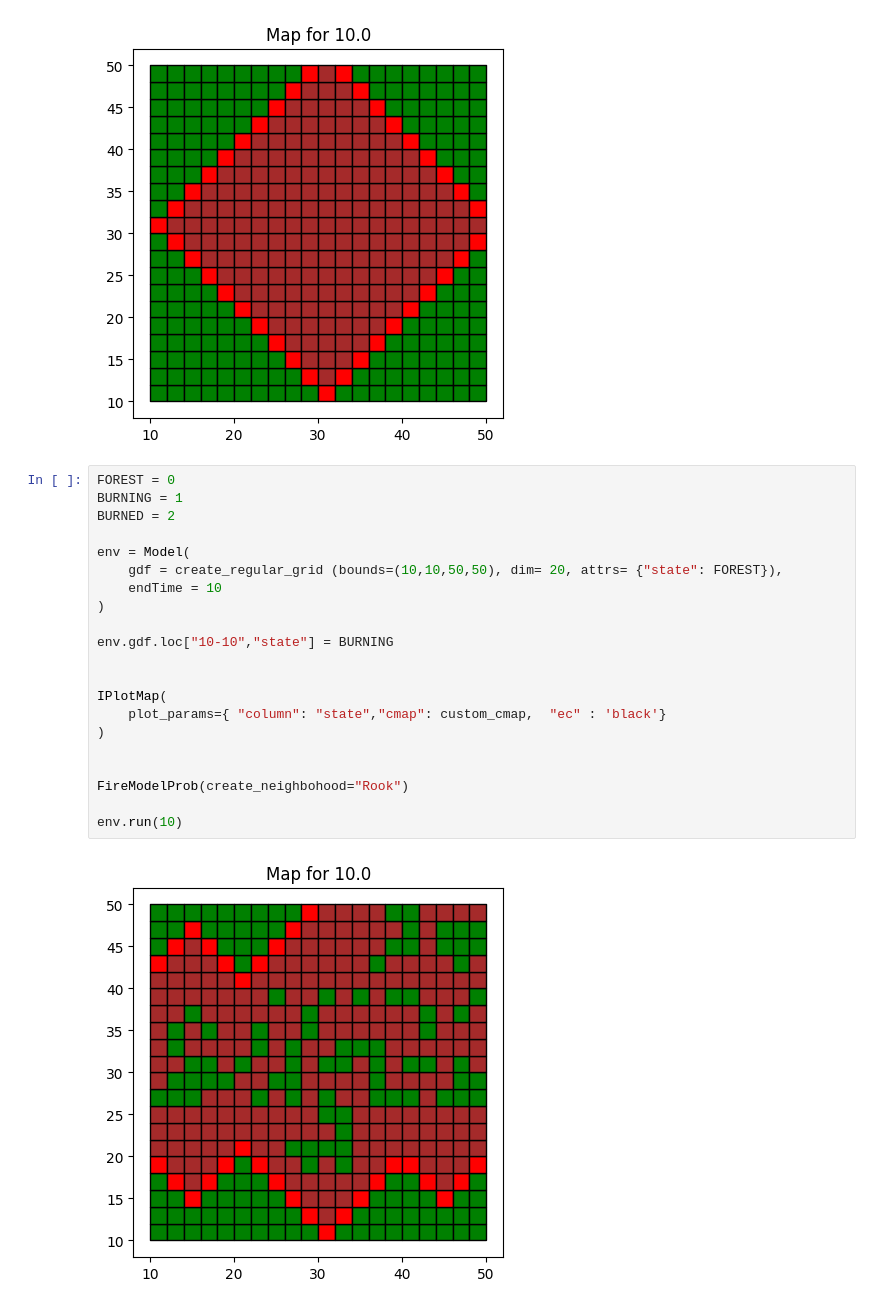
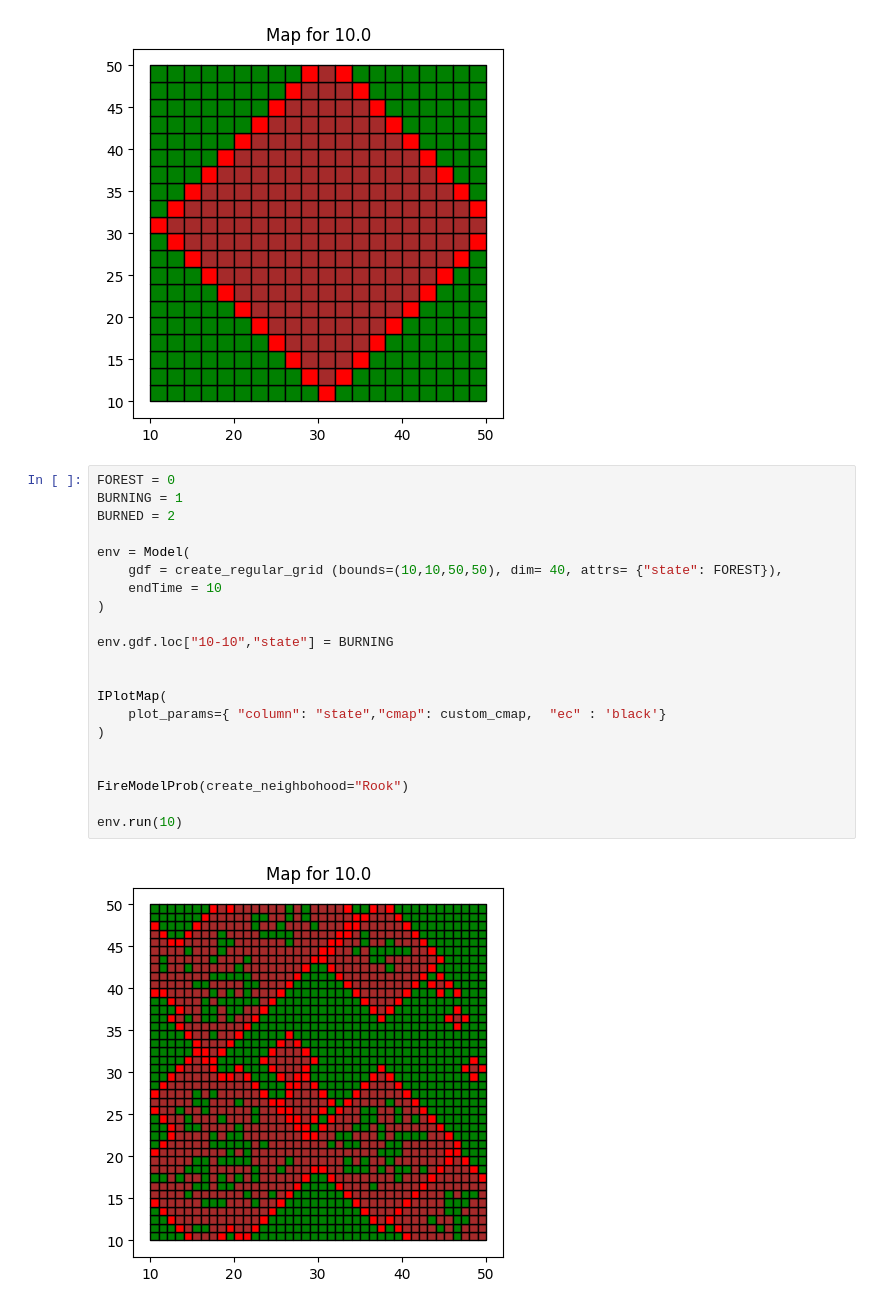
Before and after one commit to LambdaGeo/luccmepy, a Jupyter notebook: docs/examples/fire_model.ipynb, the cells around one changed output. Cells and saved outputs as stored; diff of their text form.

```diff
--- a/docs/examples/fire_model.ipynb
+++ b/docs/examples/fire_model.ipynb
@@ -44,23 +44,23 @@ env.run(10)
 # %%
 FOREST = 0
 BURNING = 1
 BURNED = 2
 
 env = Model(
-    gdf = create_regular_grid (bounds=(10,10,50,50), dim= 20, attrs= {"state": FOREST}),
+    gdf = create_regular_grid (bounds=(10,10,50,50), dim= 40, attrs= {"state": FOREST}),
     endTime = 10
 )
 
 env.gdf.loc["10-10","state"] = BURNING
 
 
 IPlotMap(
     plot_params={ "column": "state","cmap": custom_cmap,  "ec" : 'black'}
 )
 
 
 FireModelProb(create_neighbohood="Rook")
 
 env.run(10)
 # %% [output]
-[figure, old version]
+[figure, new version]
```
Also changed, not shown: 6 other files.
